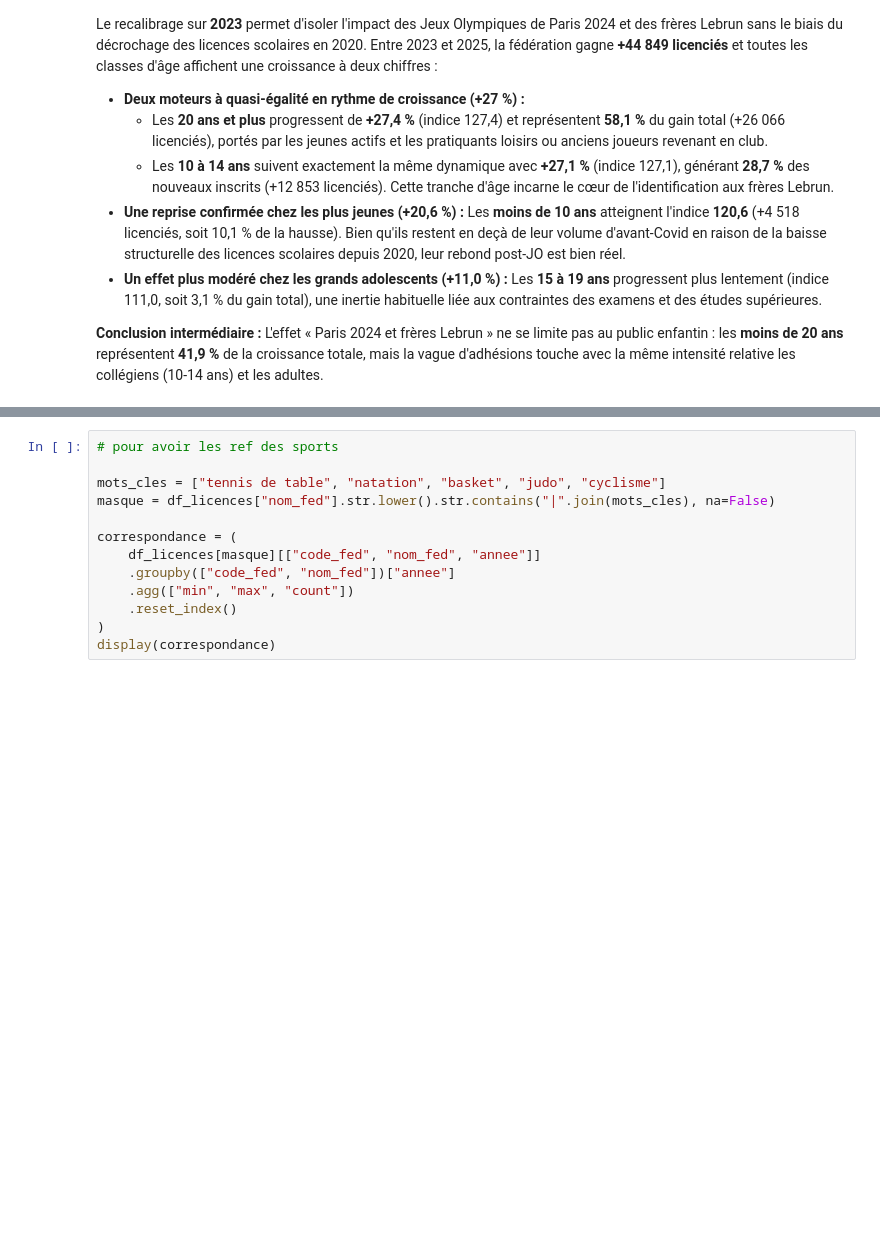
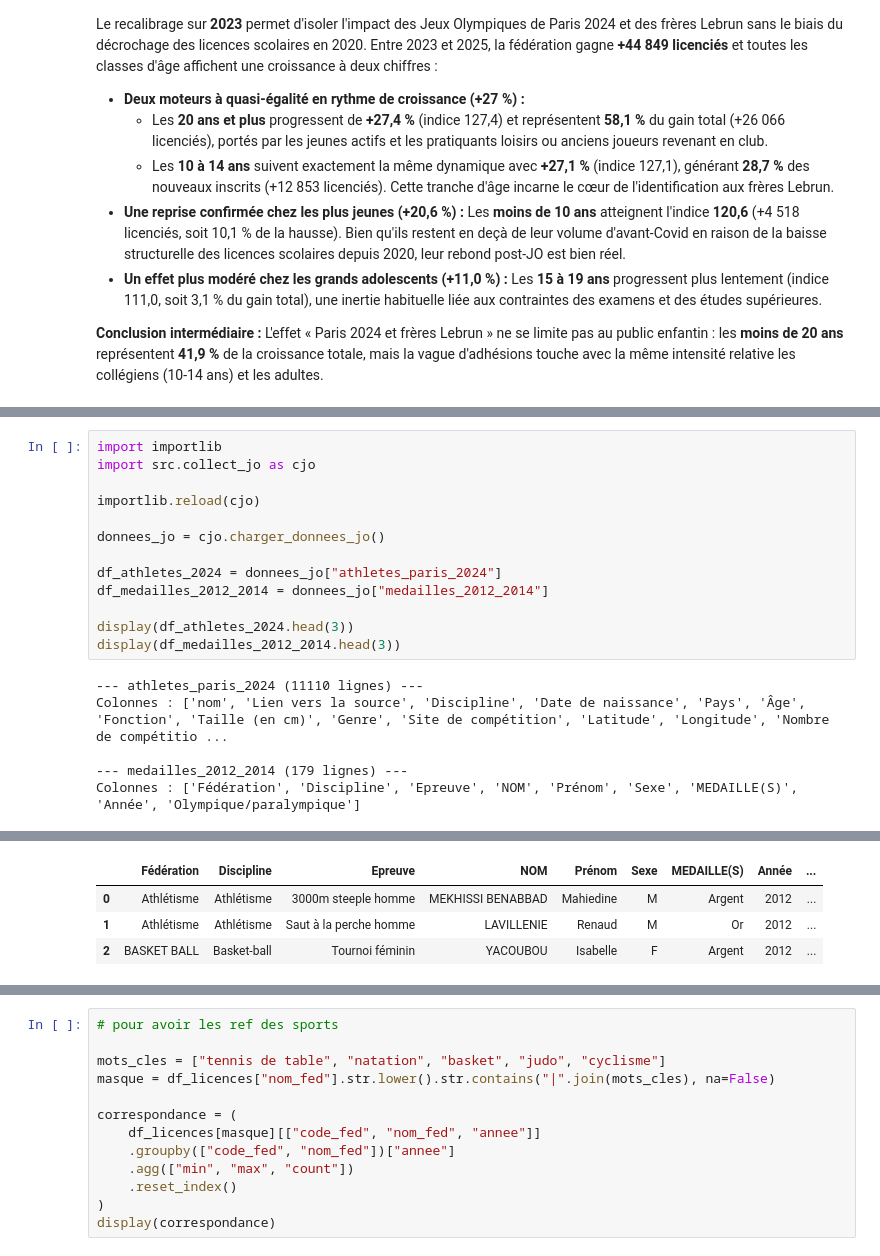
Before and after one commit to MathildeMoulinneuf/Projet-Python-2AS1, a Jupyter notebook: rapport.ipynb, the cells around one changed output, grey strips where cells are left out. Drawn from its saved outputs; the diff is of its cells as text; blank space fills up the shorter version.

```diff
--- a/rapport.ipynb
+++ b/rapport.ipynb
@@ -258,0 +276,19 @@ Le recalibrage sur **2023** permet d'isoler l'impact des Jeux Olympiques de Pari
+# %%
+import importlib
+import src.collect_jo as cjo
+
+importlib.reload(cjo)
+
+donnees_jo = cjo.charger_donnees_jo()
+
+df_athletes_2024 = donnees_jo["athletes_paris_2024"]
+df_medailles_2012_2014 = donnees_jo["medailles_2012_2014"]
+
+display(df_athletes_2024.head(3))
+display(df_medailles_2012_2014.head(3))
+# %% [output]
+--- athletes_paris_2024 (11110 lignes) ---
+Colonnes : ['nom', 'Lien vers la source', 'Discipline', 'Date de naissance', 'Pays', 'Âge', 'Fonction', 'Taille (en cm)', 'Genre', 'Site de compétition', 'Latitude', 'Longitude', 'Nombre de compétitio ...
+
+--- medailles_2012_2014 (179 lignes) ---
+Colonnes : ['Fédération', 'Discipline', 'Epreuve', 'NOM', 'Prénom', 'Sexe', 'MEDAILLE(S)', 'Année', 'Olympique/paralympique']
@@ -258,0 +299,4 @@ Le recalibrage sur **2023** permet d'isoler l'impact des Jeux Olympiques de Pari
+|  | Fédération | Discipline | Epreuve | NOM | Prénom | Sexe | MEDAILLE(S) | Année | ... |
+| 0 | Athlétisme | Athlétisme | 3000m steeple homme | MEKHISSI BENABBAD | Mahiedine | M | Argent | 2012 | ... |
+| 1 | Athlétisme | Athlétisme | Saut à la perche homme | LAVILLENIE | Renaud | M | Or | 2012 | ... |
+| 2 | BASKET BALL | Basket-ball | Tournoi féminin | YACOUBOU | Isabelle | F | Argent | 2012 | ... |
```
Also changed, not shown: parts of 13 cells of this notebook, 6 other files.
